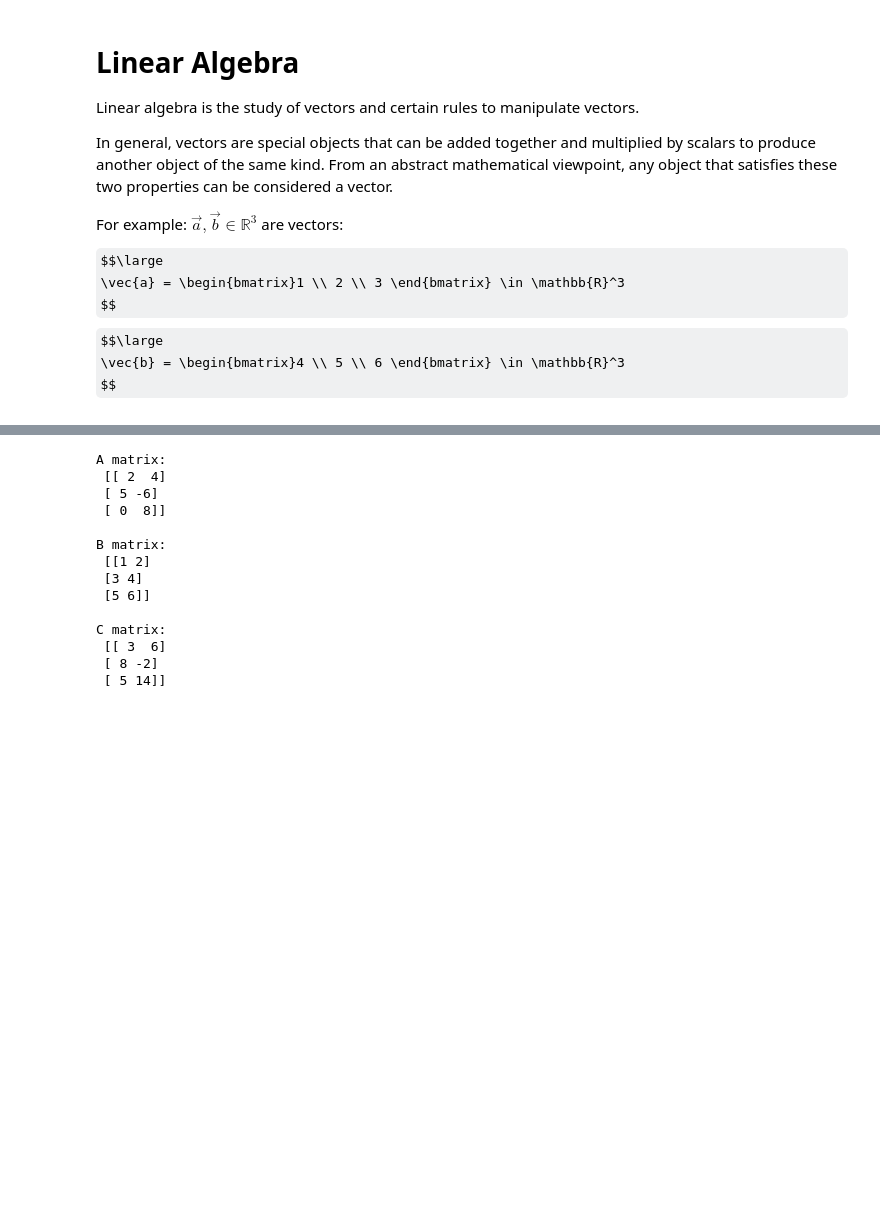
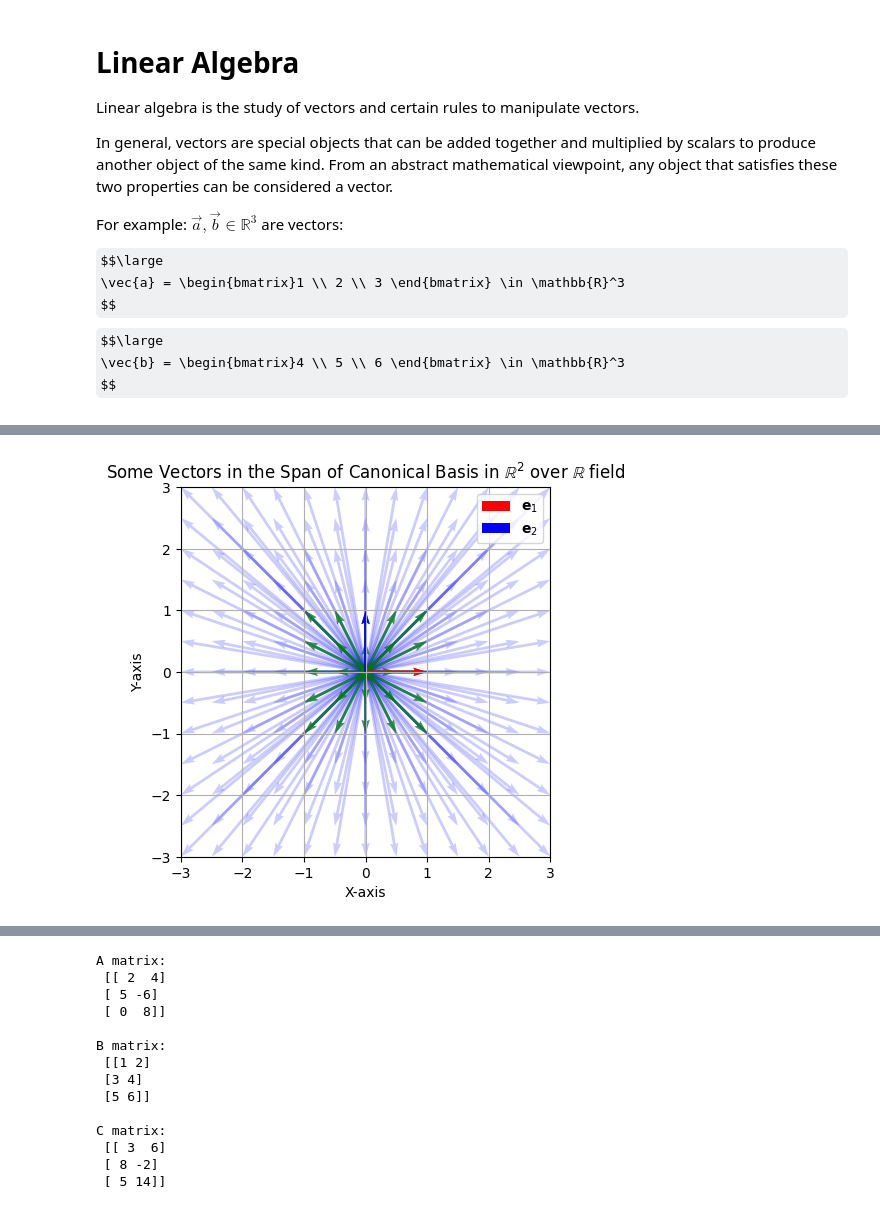
Before and after one commit to lorenzo-arcioni/MachineLearning-training, a Jupyter notebook: Linear Algebra/linear_algebra.ipynb, the cells around one changed output, grey strips where cells are left out. Saved outputs shown, nothing was run; the diff lists cells and outputs as text; code cells hidden in the pictures; some formulas as TeX source; blank space fills up the shorter version.

```diff
--- a/Linear Algebra/linear_algebra.ipynb
+++ b/Linear Algebra/linear_algebra.ipynb
@@ -141,0 +302,70 @@ So ${x_{\xi_2}}(\mathbf{v}) = \displaystyle \binom{3}{2}_{\xi_2} $.
+# %%
+import matplotlib.pyplot as plt
+import numpy as np
+
+# Basis vectors
+e1 = np.array([1, 0])
+e2 = np.array([0, 1])
+
+# Create a figure and axis
+fig, ax = plt.subplots()
+
+# Generate vectors in the span of the basis
+vectors_in_span = [e1 * x + e2 * y for x in np.arange(-3, 3.5, 0.5) for y in np.arange(-3, 3.5, 0.5)]
+vectors_in_span = np.array(vectors_in_span)
+
+# Plot some vectors in the span
+for vector in vectors_in_span:
+    ax.quiver(0, 0, vector[0], vector[1], angles='xy', scale_units='xy', scale=1, color='blue', alpha=0.2)
+
+# Generate vectors in the span of the basis
+vectors_in_span = [e1 * x + e2 * y for x in np.arange(-1, 1.5, 0.5) for y in np.arange(-1, 1.5, 0.5)]
+vectors_in_span = np.array(vectors_in_span)
+
+# Plot other vectors in the span
+for vector in vectors_in_span:
+    ax.quiver(0, 0, vector[0], vector[1], angles='xy', scale_units='xy', scale=1, color='g', alpha=0.7)
+
+# Plot the basis vectors
+ax.quiver(0, 0, e1[0], e1[1], angles='xy', scale_units='xy', scale=1, color='r', label=r'$\mathbf{e}_1$')
+ax.quiver(0, 0, e2[0], e2[1], angles='xy', scale_units='xy', scale=1, color='b', label=r'$\mathbf{e}_2$')
+
+# Set the aspect ratio of the plot to be equal
+ax.set_aspect('equal')
+
+# Set labels and title
+ax.set_xlabel('X-axis')
+ax.set_ylabel('Y-axis')
+ax.set_title('Some Vectors in the Span of Canonical Basis in $\\mathbb{R}^2$ over $\mathbb{R}$ field')
+
+# Set the limits of the plot
+ax.set_xlim(-3, 3)
+ax.set_ylim(-3, 3)
+
+# Show a legend
+ax.legend()
+
+# Show the plot
+plt.grid(True)
+plt.show()
+
+# Plot of all vector in latex code
+
+from IPython.display import display, Latex
+
+def latex_vector(vector, label):
+    return Latex(f"$\\large {label}:$ $\\large \\mathbf{{v}} = \\begin{{bmatrix}}{vector[0]} \\\\ {vector[1]}\\end{{bmatrix}}$")
+
+def check_dependence(vectors):
+    result = "not" if not np.linalg.matrix_rank(vectors) == len(vectors[0]) else ""
+    return Latex(f"The vectors are {result} dependent")
+
+# Esempio di utilizzo
+vectors = np.array([[1, 2], [2, 4]])
+
+for i, vector in enumerate(vectors, start=1):
+    display(latex_vector(vector, f"Vector_{i}"))
+
+display(check_dependence(vectors))
+# %% [output]
+[figure, added]
```
Also changed, not shown: parts of 9 cells of this notebook.
